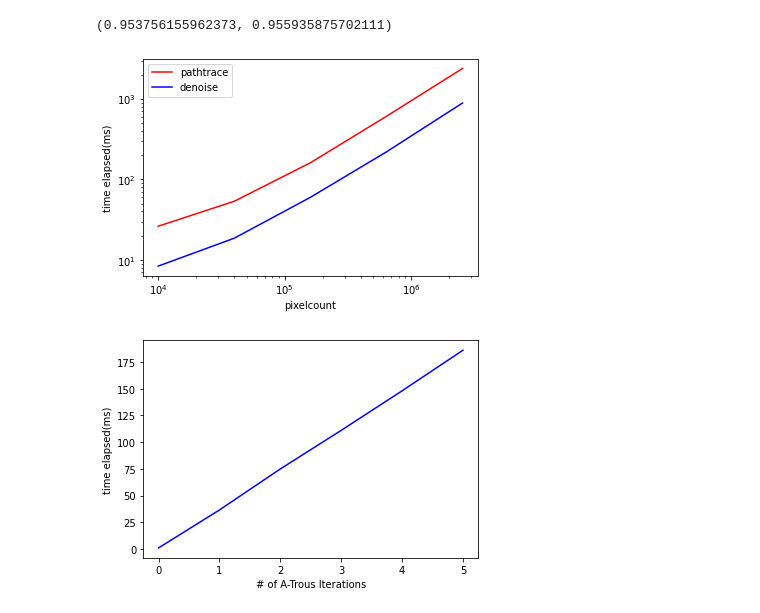
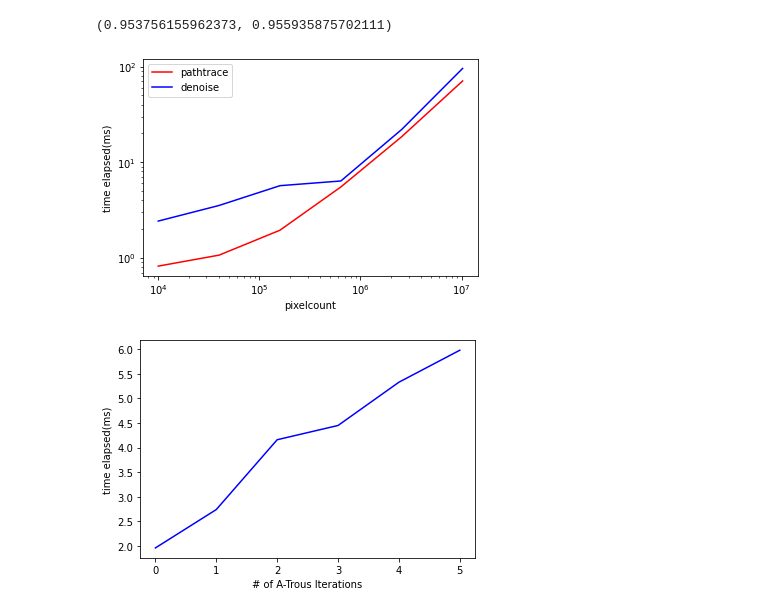
Before and after one commit to CIS565-Fall-2022/Project4-CUDA-Denoiser, a Jupyter notebook: Untitled.ipynb, the cells around one changed output. Cells and saved outputs as stored; diff of their text form; code cells hidden in the pictures.

```diff
--- a/Untitled.ipynb
+++ b/Untitled.ipynb
@@ -42,18 +42,18 @@ ssim(np.array(Image.open(r'C:\Users\chuzh\Study\CIS565\Project4-CUDA-Denoiser\im
 [26.24,53.57,161.03,608.30,2391]
 [8.387,18.63,59.94,219.98,889.5]
 # %%
-plt.loglog([100**2,200**2,400**2,800**2,1600**2],[26.24,53.57,161.03,608.30,2391],c='r',label='pathtrace')
-plt.loglog([100**2,200**2,400**2,800**2,1600**2],[8.387,18.63,59.94,219.98,889.5],c='b',label='denoise')
+plt.loglog([100**2,200**2,400**2,800**2,1600**2,3200**2],[0.8173,1.0651,1.9423,5.509,18.502,70.84],c='r',label='pathtrace')
+plt.loglog([100**2,200**2,400**2,800**2,1600**2,3200**2],[2.42,3.5257,5.6791,6.359,22.024,95.77],c='b',label='denoise')
 plt.xlabel('pixelcount')
 plt.ylabel('time elapsed(ms)')
 plt.legend()
 plt.savefig('plot2.png',dpi=1200)
 # %% [output]
-[figure, old version]
+[figure, new version]
 # %%
-plt.plot([1.00,36.5,74.9,111,148,186],c='b')
+plt.plot([1.96,2.74,4.16,4.45,5.33,5.98],c='b')
 plt.xlabel('# of A-Trous Iterations')
 plt.ylabel('time elapsed(ms)')
 plt.savefig('plot3.png',dpi=1200)
 # %% [output]
-[figure, old version]
+[figure, new version]
```
Also changed, not shown: 7 other files.
